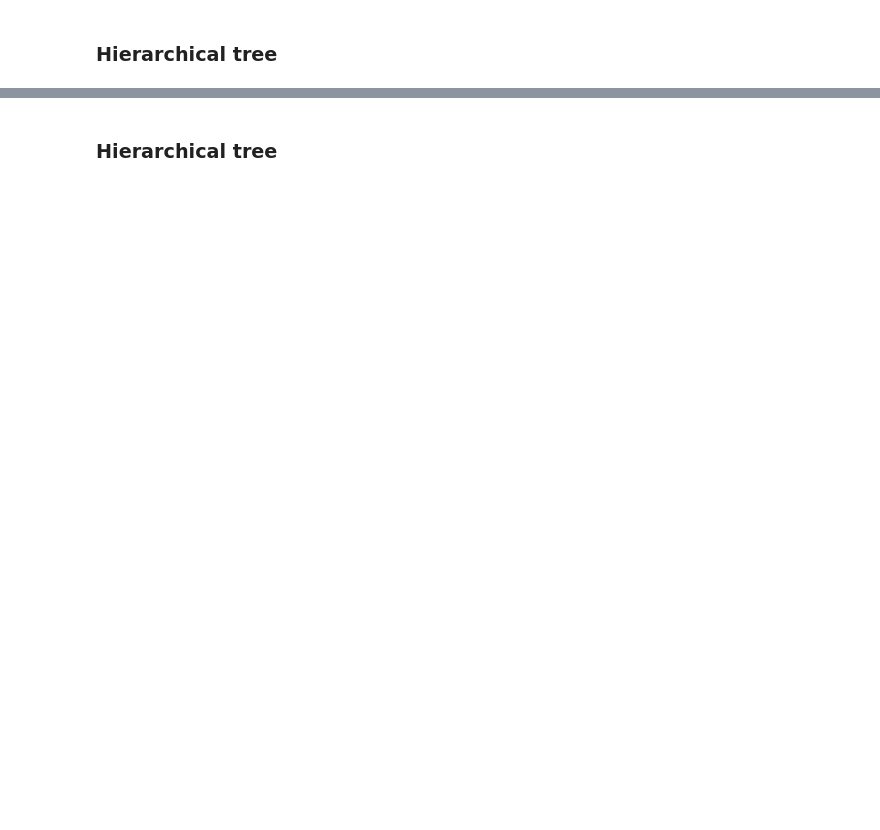
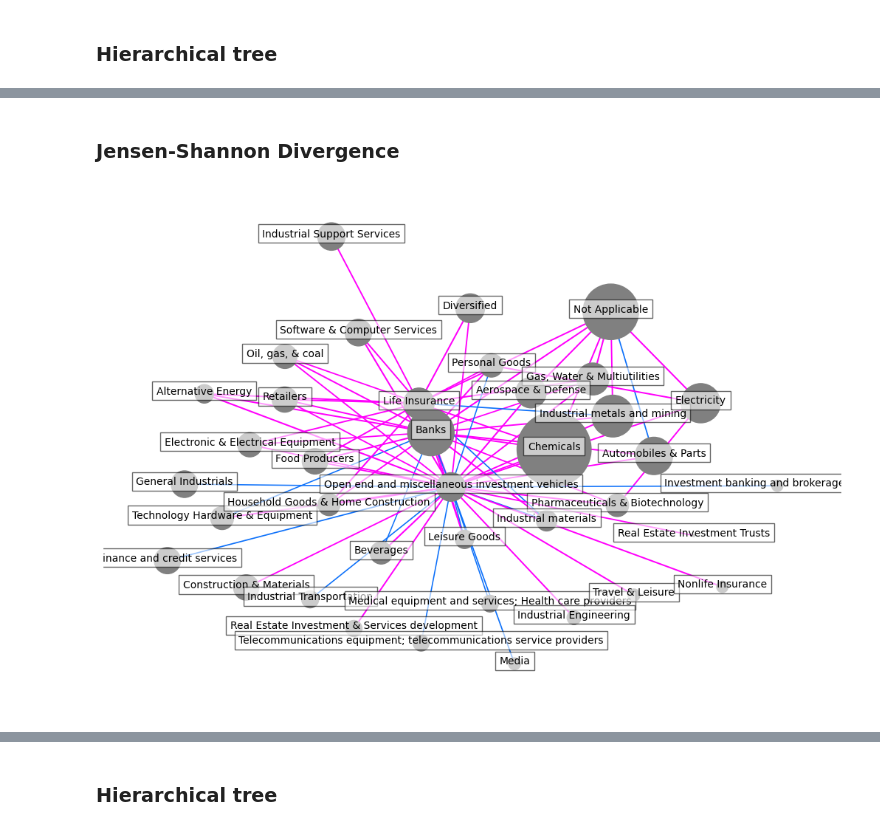
Before and after one commit to fridrichmrtn/sustainability-reports-industry-analysis, a Jupyter notebook: docs/industry_exploration.ipynb, the cells around one changed output, grey strips where cells are left out. Cells and saved outputs as stored; diff of their text form; code cells hidden in the pictures; blank space fills up the shorter version.

```diff
--- a/docs/industry_exploration.ipynb
+++ b/docs/industry_exploration.ipynb
@@ -97,0 +75,27 @@ plt.show()
+# %% [markdown]
+### Jensen-Shannon Divergence
+# %%
+# jsd graph
+corr_mat = sector_topic_distribution.filter(regex="topic_").transpose().corr(method=jensenshannon)
+edges = pd.melt(corr_mat.reset_index(), id_vars="index")\
+    .rename(columns={"index":"from", "variable":"to", "value":"jsd"})
+edges = edges.loc[edges["from"] > edges["to"]]
+edges["jsd"] = 1-edges["jsd"]
+edges = edges.loc[edges["jsd"] < 0.6]
+
+nodes = sector_topic_distribution.loc[:, ["sector", "n_docs"]].rename(columns={"sector":"id"})
+nodes = nodes.loc[nodes.index.isin(set(edges["from"]).union(set(edges["to"]))), :]
+
+G = nx.from_pandas_edgelist(edges, source="from", target="to", edge_attr="jsd")
+pos = nx.kamada_kawai_layout(G, weight="jsd")
+edge_colors = ["#ff00fc" if w > 0.5 else "#0c70fa" for w in edges["jsd"]]
+f = plt.figure(figsize=(10, 7))
+nx.draw(G, pos, node_size=nodes["n_docs"]*5, node_color="gray",
+    with_labels=False, font_size=10, width=edges["jsd"].abs()*2.5,
+    edge_color=edge_colors)
+nx.draw_networkx_labels(G, pos, labels=nodes.id, font_size=10,
+    bbox=dict(facecolor="white", alpha=0.6),
+    verticalalignment="baseline")
+plt.show()
+# %% [output]
+[figure, added]
```
Also changed, not shown: parts of 15 cells of this notebook, 1 other file.
